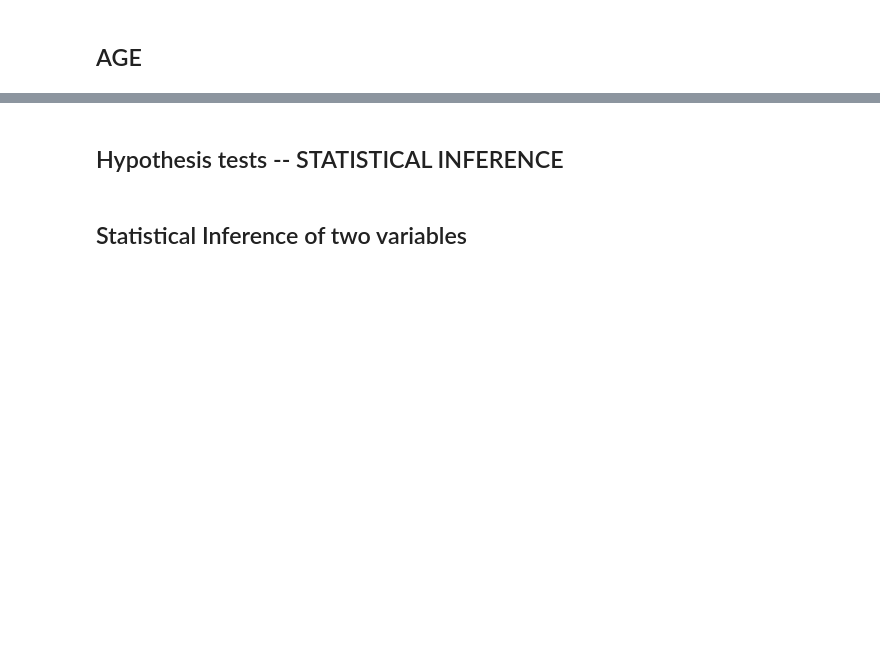
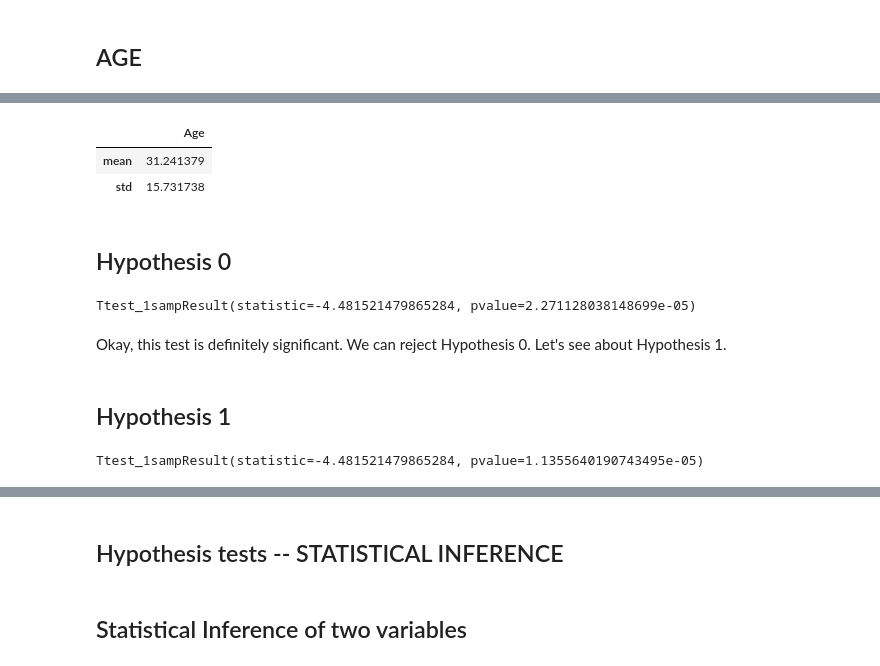
Before and after one commit to emilienaples/people_news_trust, a Jupyter notebook: people_news.ipynb, the cells around one changed output, grey strips where cells are left out. Saved outputs shown, nothing was run; the diff lists cells and outputs as text; code cells hidden in the pictures; blank space fills up the shorter version.

```diff
--- a/people_news.ipynb
+++ b/people_news.ipynb
@@ -713,0 +852,23 @@ According to a report found at https://today.yougov.com/topics/politics/articles
+# %%
+news[['Age']].agg([np.mean,np.std])
+# %% [output]
+|  | Age |
+| mean | 31.241379 |
+| std | 15.731738 |
+# %% [markdown]
+## Hypothesis 0
+# %%
+a = news['Age'].to_numpy()
+stats.ttest_1samp(a=a, popmean=38.8, alternative='two-sided')
+# %% [output]
+Ttest_1sampResult(statistic=-4.481521479865284, pvalue=2.271128038148699e-05)
+# %% [markdown]
+Okay, this test is definitely significant. We can reject Hypothesis 0. Let's see about Hypothesis 1.
+# %% [markdown]
+## Hypothesis 1
+# %%
+# is the average population age less than the mean sample age?
+a = news['Age'].to_numpy()
+stats.ttest_1samp(a=a, popmean=38.8, alternative='less')
+# %% [output]
+Ttest_1sampResult(statistic=-4.481521479865284, pvalue=1.1355640190743495e-05)
```
Also changed, not shown: parts of 71 cells of this notebook.
